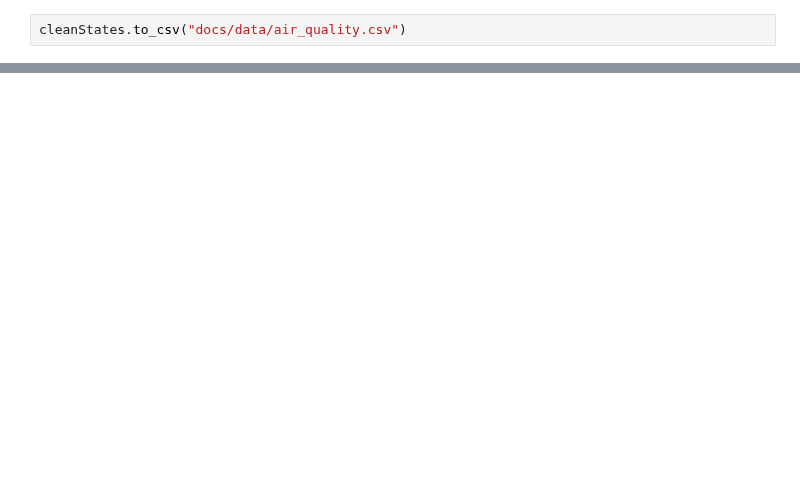
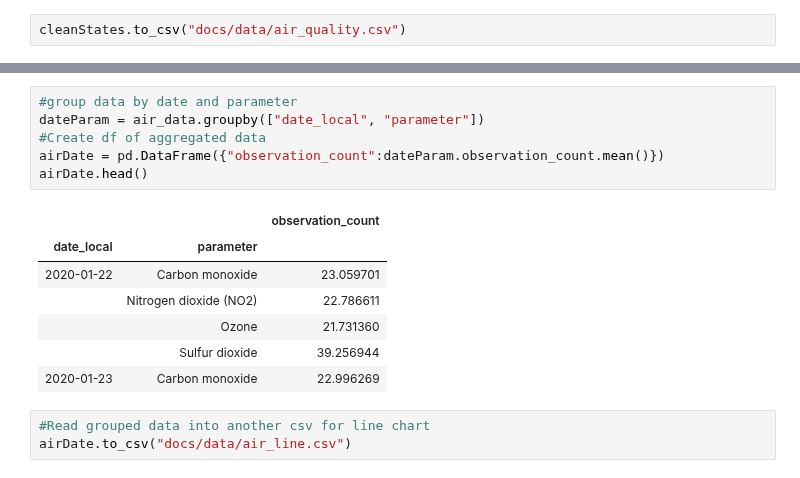
Before and after one commit to coconutpep/US-COVID19-Effect, a Jupyter notebook: weather.ipynb, the cells around one changed output, grey strips where cells are left out. Saved outputs shown, nothing was run; the diff lists cells and outputs as text; blank space fills up the shorter version.

```diff
--- a/weather.ipynb
+++ b/weather.ipynb
@@ -85,0 +96,17 @@ cleanStates.to_csv("docs/data/air_quality.csv")
+# %%
+#group data by date and parameter
+dateParam = air_data.groupby(["date_local", "parameter"])
+#Create df of aggregated data
+airDate = pd.DataFrame({"observation_count":dateParam.observation_count.mean()})
+airDate.head()
+# %% [output]
+|  |  | observation_count |
+| date_local | parameter |  |
+| 2020-01-22 | Carbon monoxide | 23.059701 |
+|  | Nitrogen dioxide (NO2) | 22.786611 |
+|  | Ozone | 21.731360 |
+|  | Sulfur dioxide | 39.256944 |
+| 2020-01-23 | Carbon monoxide | 22.996269 |
+# %%
+#Read grouped data into another csv for line chart
+airDate.to_csv("docs/data/air_line.csv")
```
Also changed, not shown: parts of 6 cells of this notebook, 5 other files.
